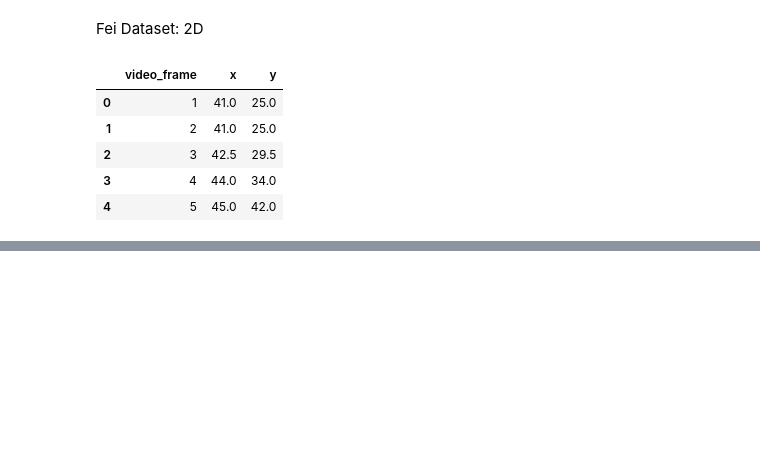
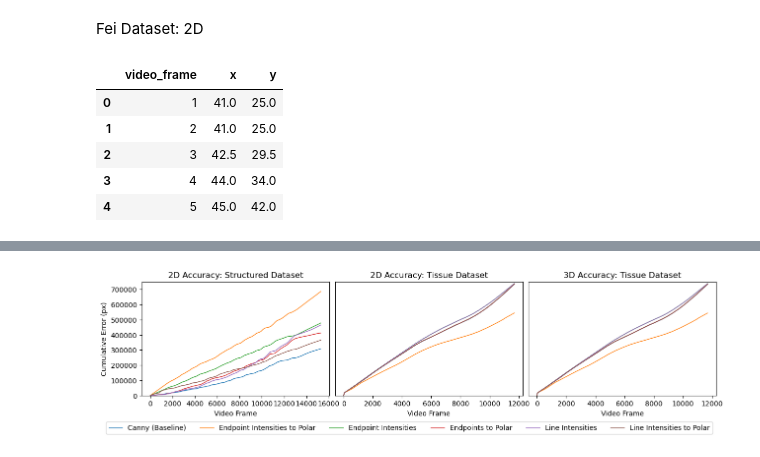
Before and after one commit to ucsdarclab/surgical_tool_tracking, a Jupyter notebook: kornia_dev/ICRA24.ipynb, the cells around one changed output, grey strips where cells are left out. Saved outputs shown, nothing was run; the diff lists cells and outputs as text; code cells hidden in the pictures; blank space fills up the shorter version.

```diff
--- a/kornia_dev/ICRA24.ipynb
+++ b/kornia_dev/ICRA24.ipynb
@@ -329,0 +295,55 @@ labels.head()
+# %%
+import matplotlib.pyplot as plt
+import pandas as pd
+import numpy as np
+from matplotlib.gridspec import GridSpec
+
+
+fig, ax = plt.subplots(nrows=1, ncols=3, figsize = (15, 3))
+
+ylim = (0, 750000)
+
+ax[0].set_xlabel('Video Frame')
+ax[0].set_ylabel('Cumulative Error (px)')
+ax[0].set_title('2D Accuracy: Structured Dataset')
+ax[0].set_ylim(ylim)
+ax[0].plot(np.arange(len(labels_SD)), labels_SD['canny_d_cumsum'], color = 'C0', linewidth = 1, label = 'Canny (Baseline)')
+ax[0].plot(np.arange(len(labels_SD)), labels_SD['endpi2p_d_cumsum'], color = 'C1', linewidth = 1, label = 'Endpoint Intensities to Polar')
+ax[0].plot(np.arange(len(labels_SD)), labels_SD['endpi_d_cumsum'], color = 'C2', linewidth = 1, label = 'Endpoint Intensities')
+ax[0].plot(np.arange(len(labels_SD)), labels_SD['endp2p_d_cumsum'], color = 'C3', linewidth = 1, label = 'Endpoints to Polar')
+ax[0].plot(np.arange(len(labels_SD)), labels_SD['li_d_cumsum'], color = 'C4', linewidth = 1, label = 'Line Intensities')
+ax[0].plot(np.arange(len(labels_SD)), labels_SD['li2p_d_cumsum'], color = 'C5', linewidth = 1, label = 'Line Intensities to Polar')
+#ax[0].legend()
+
+ax[1].set_xlabel('Video Frame')
+ax[1].set_ylabel('Cumulative Error (px)')
+ax[1].set_title('2D Accuracy: Tissue Dataset')
+ax[1].set_ylim(ylim)
+ax[1].axes.get_yaxis().set_visible(False)
+ax[1].plot(np.arange(len(labels_TD)), labels_TD['canny_d_cumsum'], color = 'C0', linewidth = 1, label = 'Canny (Baseline)')
+ax[1].plot(np.arange(len(labels_TD)), labels_TD['endpi2p_d_cumsum'], color = 'C1', linewidth = 1, label = 'Endpoint Intensities to Polar')
+ax[1].plot(np.arange(len(labels_TD)), labels_TD['endpi_d_cumsum'], color = 'C2', linewidth = 1, label = 'Endpoint Intensities')
+ax[1].plot(np.arange(len(labels_TD)), labels_TD['endp2p_d_cumsum'], color = 'C3', linewidth = 1, label = 'Endpoints to Polar')
+ax[1].plot(np.arange(len(labels_TD)), labels_TD['li_d_cumsum'], color = 'C4', linewidth = 1, label = 'Line Intensities')
+ax[1].plot(np.arange(len(labels_TD)), labels_TD['li2p_d_cumsum'], color = 'C5', linewidth = 1, label = 'Line Intensities to Polar')
+#ax[1].legend()
+
+ax[2].set_xlabel('Video Frame')
+ax[2].set_ylabel('Cumulative Error (px)')
+ax[2].set_title('3D Accuracy: Tissue Dataset')
+ax[2].set_ylim(ylim)
+ax[2].axes.get_yaxis().set_visible(False)
+ax[2].plot(np.arange(len(labels_TD)), labels_TD['canny_d_cumsum'], color = 'C0', linewidth = 1, label = 'Canny (Baseline)')
+ax[2].plot(np.arange(len(labels_TD)), labels_TD['endpi2p_d_cumsum'], color = 'C1', linewidth = 1, label = 'Endpoint Intensities to Polar')
+ax[2].plot(np.arange(len(labels_TD)), labels_TD['endpi_d_cumsum'], color = 'C2', linewidth = 1, label = 'Endpoint Intensities')
+ax[2].plot(np.arange(len(labels_TD)), labels_TD['endp2p_d_cumsum'], color = 'C3', linewidth = 1, label = 'Endpoints to Polar')
+ax[2].plot(np.arange(len(labels_TD)), labels_TD['li_d_cumsum'], color = 'C4', linewidth = 1, label = 'Line Intensities')
+ax[2].plot(np.arange(len(labels_TD)), labels_TD['li2p_d_cumsum'], color = 'C5', linewidth = 1, label = 'Line Intensities to Polar')
+#ax[2].legend()
+
+plt.legend(ncol = 6, bbox_to_anchor = (1.0, -0.2))
+
+plt.subplots_adjust(wspace = 0.03)
+plt.savefig('cum_error.pdf', bbox_inches = 'tight')
+# %% [output]
+[figure, added]
```
Also changed, not shown: parts of 6 cells of this notebook, 2 other files.
